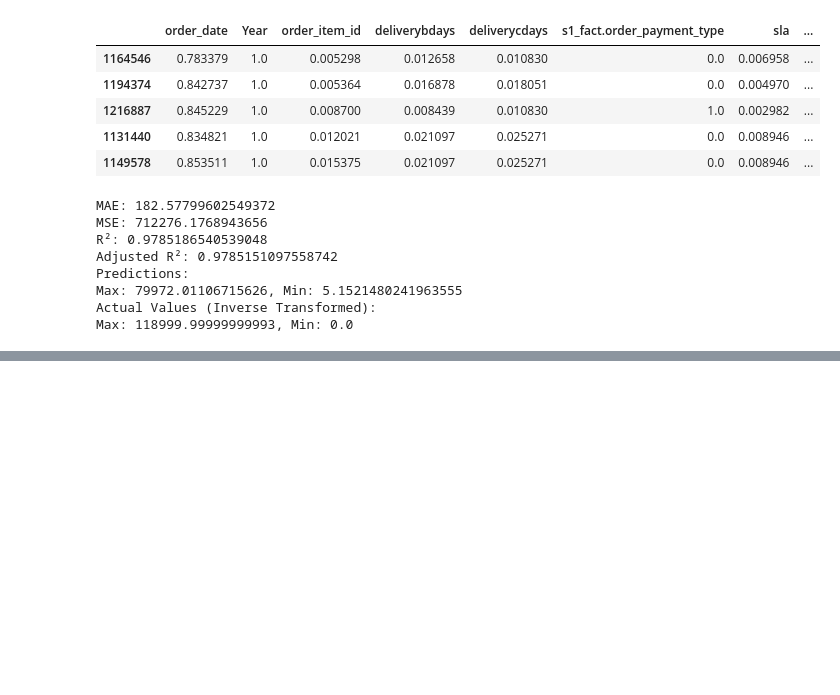
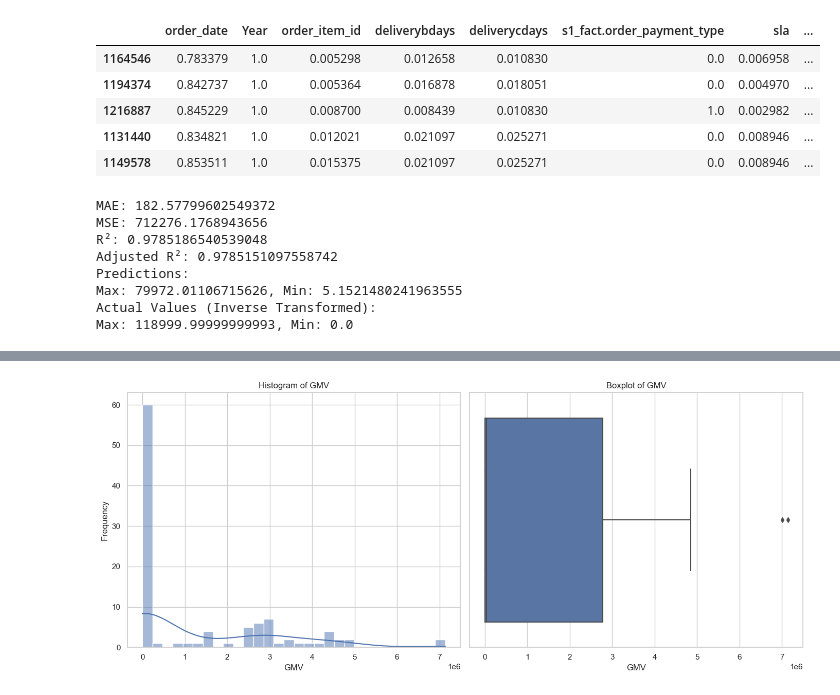
Before and after one commit to sanjayravichander/E-Commerce-Analysis-of-GMV, a Jupyter notebook: research.ipynb, the cells around one changed output, grey strips where cells are left out. Drawn from its saved outputs; the diff is of its cells as text; code cells hidden in the pictures; blank space fills up the shorter version.

```diff
--- a/research.ipynb
+++ b/research.ipynb
@@ -1068,0 +1194,15 @@ ce_df.shape
+# %%
+# Fill NaN values created by lagging
+weekly_df.fillna(0, inplace=True)
+
+# Extract week number and month from 'week' for time progression
+weekly_df['week_number'] = weekly_df['week'].dt.isocalendar().week
+weekly_df['month'] = weekly_df['week'].dt.month
+
+
+# Define features and target variable after adding new features
+X = weekly_df.drop(columns=['gmv', 'week'])
+y = weekly_df['gmv']
+
+# Display the modified DataFrame
+print(X.head())
@@ -1068,0 +1277,28 @@ ce_df.shape
+# %%
+import matplotlib.pyplot as plt
+import seaborn as sns
+
+# Set the style of seaborn
+sns.set(style="whitegrid")
+
+# Create a figure
+plt.figure(figsize=(14, 6))
+
+# Plot histogram
+plt.subplot(1, 2, 1)
+sns.histplot(weekly_df['gmv'], bins=30, kde=True)
+plt.title('Histogram of GMV')
+plt.xlabel('GMV')
+plt.ylabel('Frequency')
+
+# Plot boxplot
+plt.subplot(1, 2, 2)
+sns.boxplot(x=weekly_df['gmv'])
+plt.title('Boxplot of GMV')
+plt.xlabel('GMV')
+
+# Show the plots
+plt.tight_layout()
+plt.show()
+# %% [output]
+[figure, added]
```
Also changed, not shown: parts of 39 cells of this notebook.
